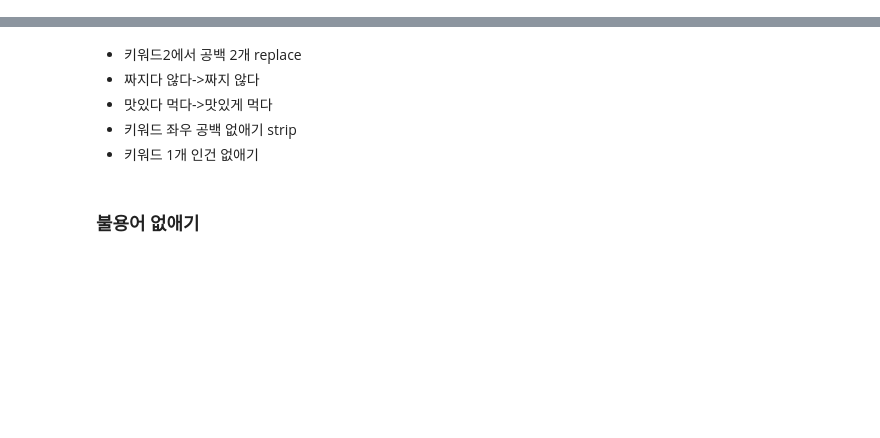
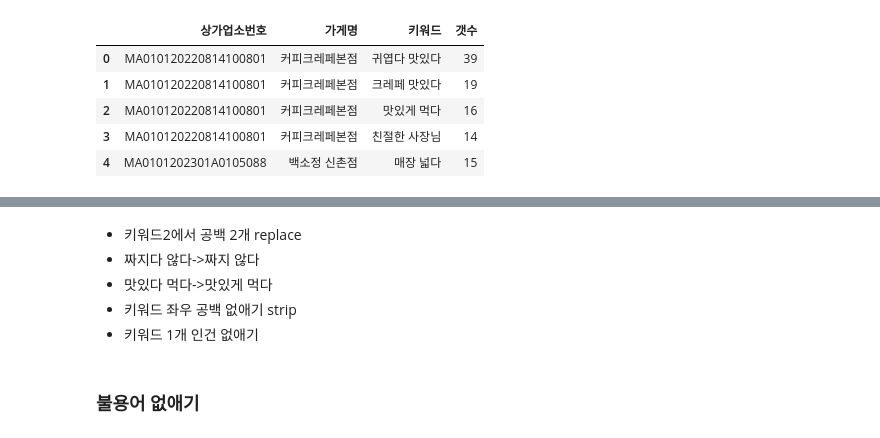
Before and after one commit to TEAM-SMooD/Keyword_Extraction, a Jupyter notebook: 키워드 후처리.ipynb, the cells around one changed output, grey strips where cells are left out. Cells and saved outputs as stored; diff of their text form; code cells hidden in the pictures; blank space fills up the shorter version.

```diff
--- a/키워드 후처리.ipynb
+++ b/키워드 후처리.ipynb
@@ -18,3 +18,14 @@ sc42=pd.read_csv(r'C:\Users\user\OneDrive\바탕화~1-DESKTOP-R00ORLS-348\캡스
+# %%
+sc12=pd.read_csv(r'C:\Users\qkrwl\OneDrive\바탕 화면\캡스톤\Keyword_Extraction\가게별 키워드 개수\신촌_23년1분기_가게별_키워드2갯수.csv')
+# %%
+sc12.head()
+# %% [output]
+|  | 상가업소번호 | 가게명 | 키워드 | 갯수 |
+| 0 | MA010120220814100801 | 커피크레페본점 | 귀엽다 맛있다 | 39 |
+| 1 | MA010120220814100801 | 커피크레페본점 | 크레페 맛있다 | 19 |
+| 2 | MA010120220814100801 | 커피크레페본점 | 맛있게 먹다 | 16 |
+| 3 | MA010120220814100801 | 커피크레페본점 | 친절한 사장님 | 14 |
+| 4 | MA0101202301A0105088 | 백소정 신촌점 | 매장 넓다 | 15 |
 # %%
 b3.dropna(axis=0,inplace=True)
 b3=b3.reset_index(drop=True)
```
Also changed, not shown: parts of 38 cells of this notebook, 13 other files.
